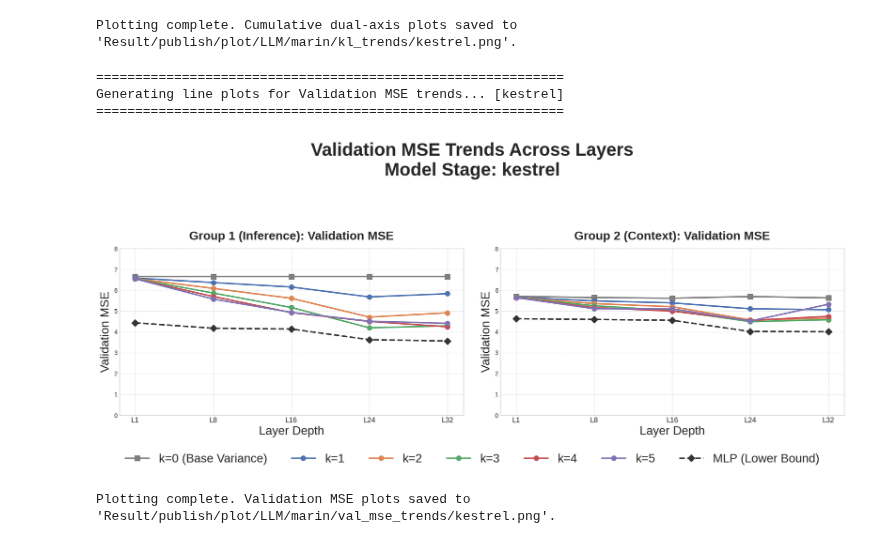
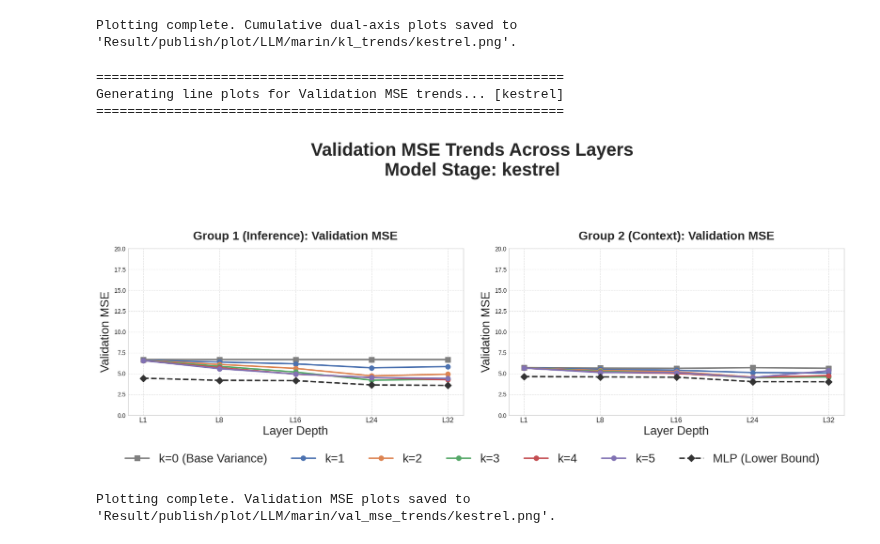
Before and after one commit to katayama-taiki/Additional_Experiments, a Jupyter notebook: Analysis/marin_complexity_analysis_result_lasso_Kestrel.ipynb, the cells around one changed output. Cells and saved outputs as stored; diff of their text form; code cells hidden in the pictures.

Commit message:
adjusted plots

```diff
--- a/Analysis/marin_complexity_analysis_result_lasso_Kestrel.ipynb
+++ b/Analysis/marin_complexity_analysis_result_lasso_Kestrel.ipynb
@@ -829,7 +829,7 @@ Generating Dual-Axis line plots for CUMULATIVE KL divergence trends... [kestrel]
 [figure]
 Plotting complete. Cumulative dual-axis plots saved to 'Result/publish/plot/LLM/marin/kl_trends/kestrel.png'.
 # %%
-FIXED_MAX_MSE = 8.0
+FIXED_MAX_MSE = 20.0
 
 # ==========================================
 # 6. Plot Validation MSE Trends using Line Charts (Fixed Scale)
@@ -880,32 +880,32 @@ if 'val_mse' in data_g1:
 else:
     print("Warning: 'val_mse' data not found in Group 1.")
 
 # Plot for Group 2 (Context)
 if 'val_mse' in data_g2:
     plot_val_mse_trends(ax2_mse, data_g2, 'Group 2 (Context): Validation MSE')
 else:
     print("Warning: 'val_mse' data not found in Group 2.")
 
 handles, labels = ax1_mse.get_legend_handles_labels()
 fig_mse.legend(handles, labels,
                loc='lower center',
                bbox_to_anchor=(0.5, -0.05),
                ncol=7,
                fontsize=20)
 
 # Layout adjustment and saving
 plt.tight_layout(pad=3.0)
 fig_mse.subplots_adjust(bottom=0.15)
 
 mse_save_path = f"Result/publish/plot/LLM/marin/val_mse_trends/{safe_stage_name}.png"
 os.makedirs(os.path.dirname(mse_save_path), exist_ok=True)
 plt.savefig(mse_save_path, dpi=300, bbox_inches='tight')
 plt.show()
 
 print(f"Plotting complete. Validation MSE plots saved to '{mse_save_path}'.")
 # %% [output]
 ============================================================
 Generating line plots for Validation MSE trends... [kestrel]
 ============================================================
-[figure, old version]
+[figure, new version]
 Plotting complete. Validation MSE plots saved to 'Result/publish/plot/LLM/marin/val_mse_trends/kestrel.png'.
```
Also changed, not shown: 1 other file.
